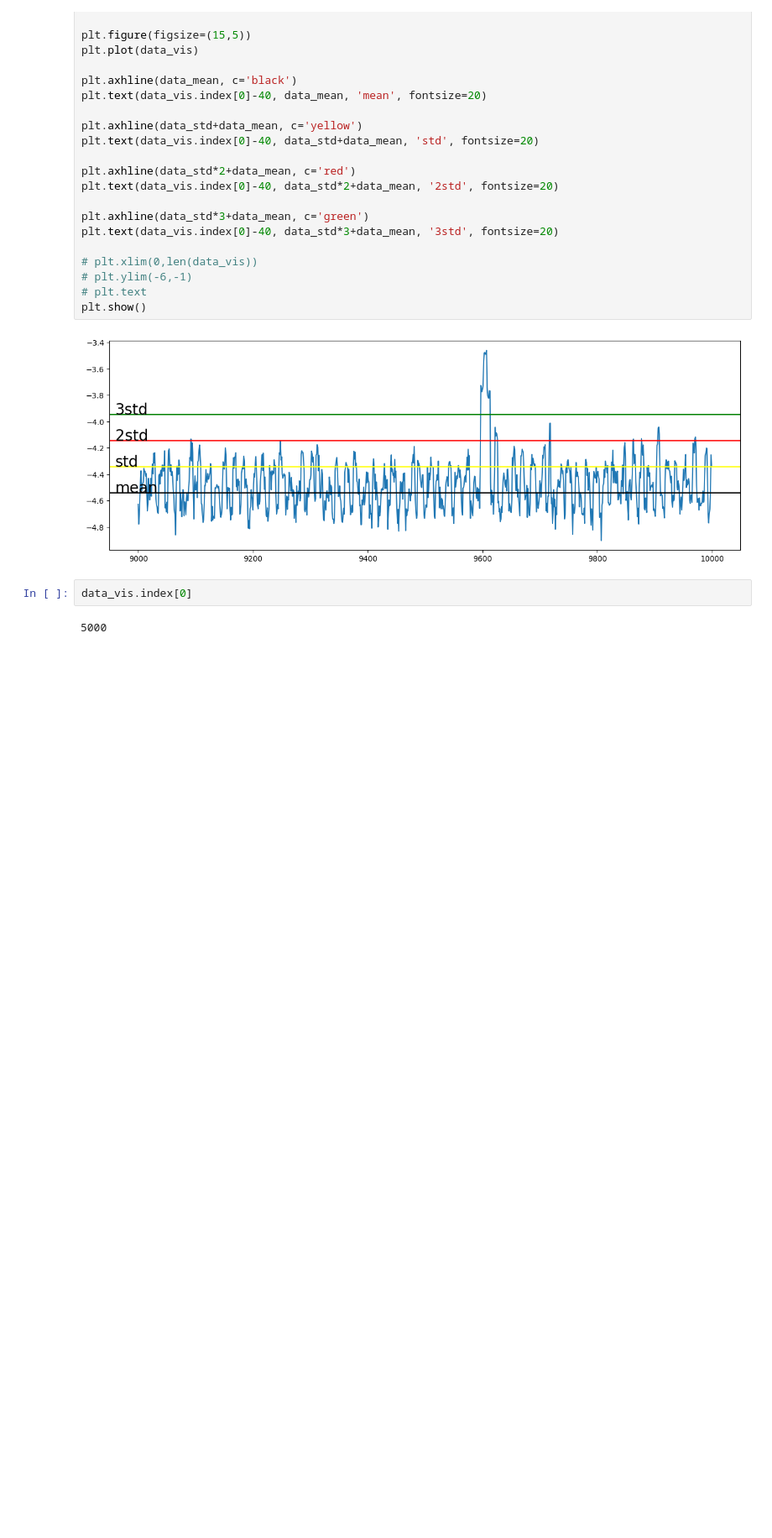
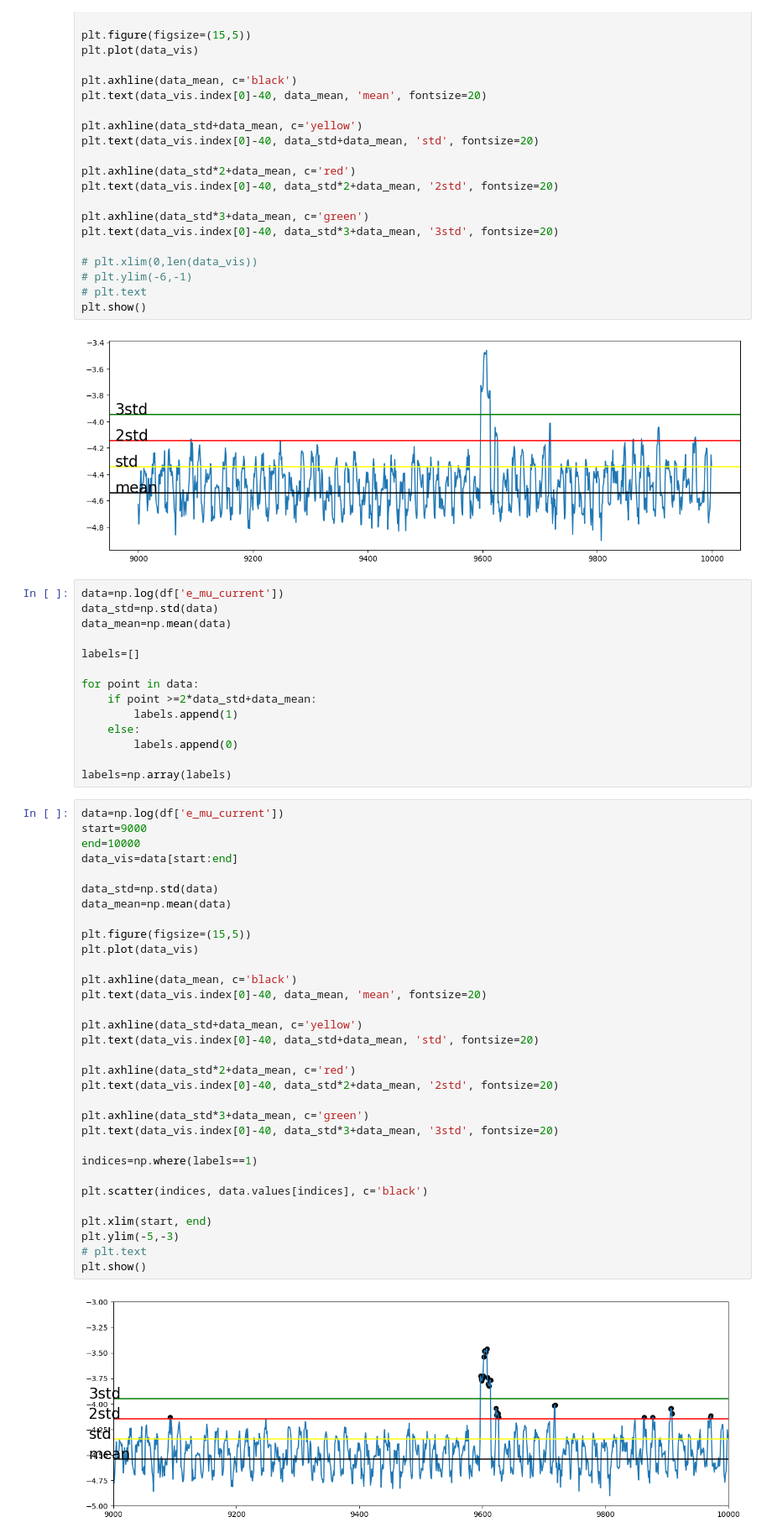
Before and after one commit to dkagramanyan/qber_analysis, a Jupyter notebook: data_labelind.ipynb, the cells around one changed output. Shown: that part at 84% size. Cells and saved outputs as stored; diff of their text form; blank space fills up the shorter version.

```diff
--- a/data_labelind.ipynb
+++ b/data_labelind.ipynb
@@ -53,6 +52,50 @@ plt.show()
 # %% [output]
 [figure]
 # %%
-data_vis.index[0]
+data=np.log(df['e_mu_current'])
+data_std=np.std(data)
+data_mean=np.mean(data)
+
+labels=[]
+
+for point in data:
+    if point >=2*data_std+data_mean:
+        labels.append(1)
+    else:
+        labels.append(0)
+
+labels=np.array(labels)
-# %% [output]
-5000
+# %%
+data=np.log(df['e_mu_current'])
+start=9000
+end=10000
+data_vis=data[start:end]
+
+data_std=np.std(data)
+data_mean=np.mean(data)
+
+plt.figure(figsize=(15,5))
+plt.plot(data_vis)
+
+plt.axhline(data_mean, c='black')
+plt.text(data_vis.index[0]-40, data_mean, 'mean', fontsize=20)
+
+plt.axhline(data_std+data_mean, c='yellow')
+plt.text(data_vis.index[0]-40, data_std+data_mean, 'std', fontsize=20)
+
+plt.axhline(data_std*2+data_mean, c='red')
+plt.text(data_vis.index[0]-40, data_std*2+data_mean, '2std', fontsize=20)
+
+plt.axhline(data_std*3+data_mean, c='green')
+plt.text(data_vis.index[0]-40, data_std*3+data_mean, '3std', fontsize=20)
+
+indices=np.where(labels==1)
+
+plt.scatter(indices, data.values[indices], c='black')
+
+plt.xlim(start, end)
+plt.ylim(-5,-3)
+# plt.text
+plt.show()
+# %% [output]
+[figure, added]
```
Also changed, not shown: parts of 4 cells of this notebook, 1 other file.
